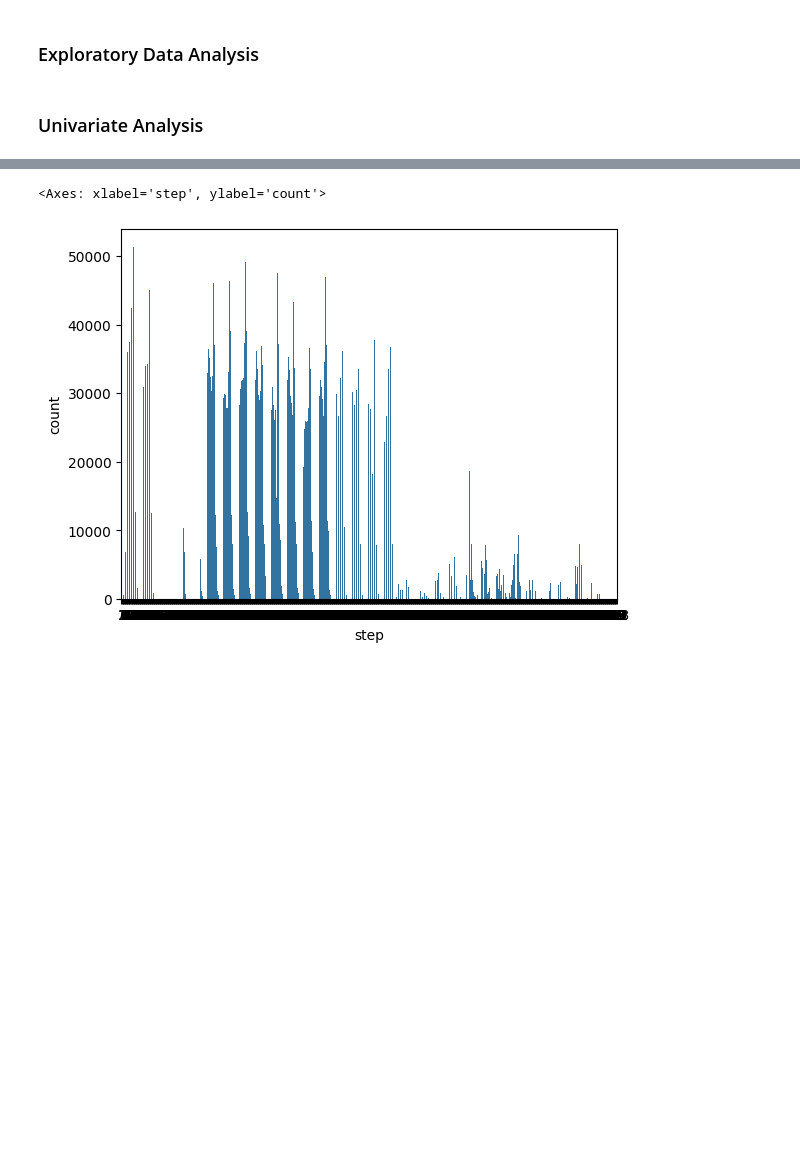
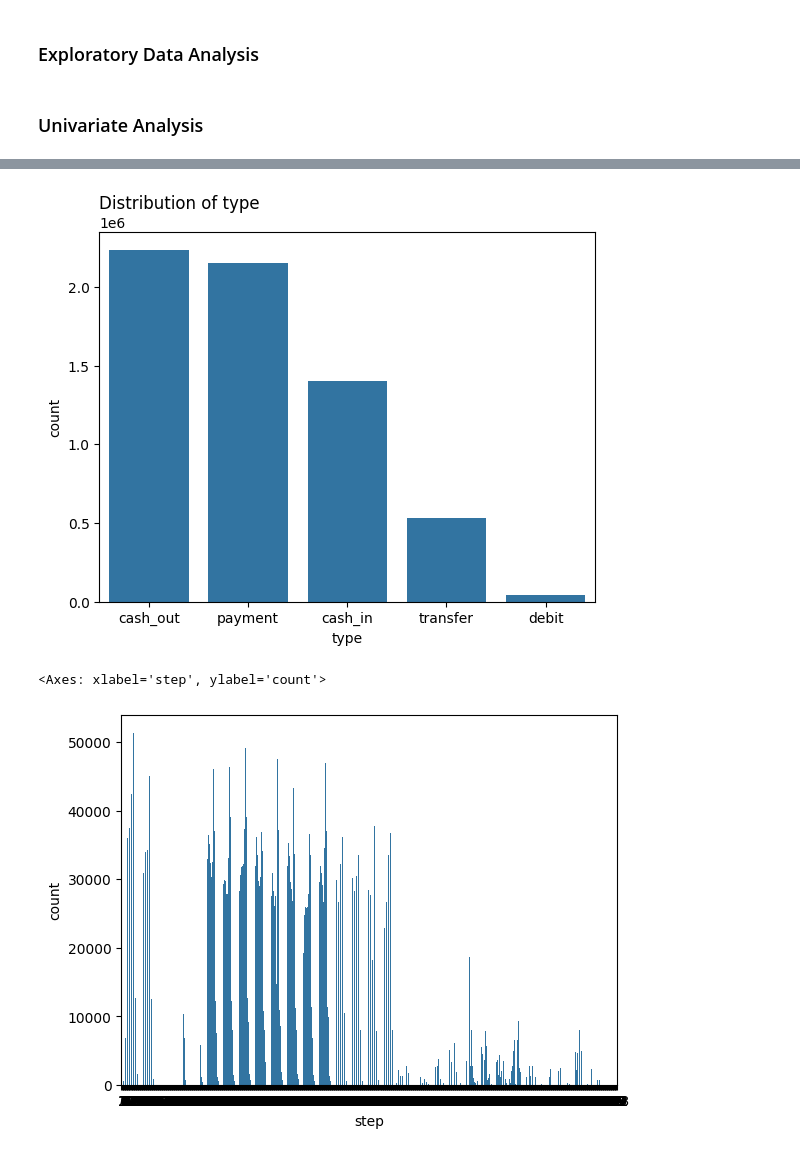
Before and after one commit to danielkimutai/fraud-detection-app, a Jupyter notebook: index.ipynb, the cells around one changed output, grey strips where cells are left out. Saved outputs shown, nothing was run; the diff lists cells and outputs as text; code cells hidden in the pictures; blank space fills up the shorter version.

```diff
--- a/index.ipynb
+++ b/index.ipynb
@@ -183,3 +241,13 @@ Name: type, Length: 6362620, dtype: object
+# %%
+# creating a function that displays a  countplot of categorical columns
+def count_plot(data,column):
+    """A function that plots a counplot"""
+    sns.countplot(data,x=column,order = df[column].value_counts().index)
+    plt.title(f"Distribution of {column}",loc="left",color="black",fontsize=16)
+# %%
+count_plot(df,"type")
+# %% [output]
+[figure, added]
 # %%
 # creating a countplot  to understand the distribution
 sns.countplot(df, x="step")
```
Also changed, not shown: parts of 6 cells of this notebook.
